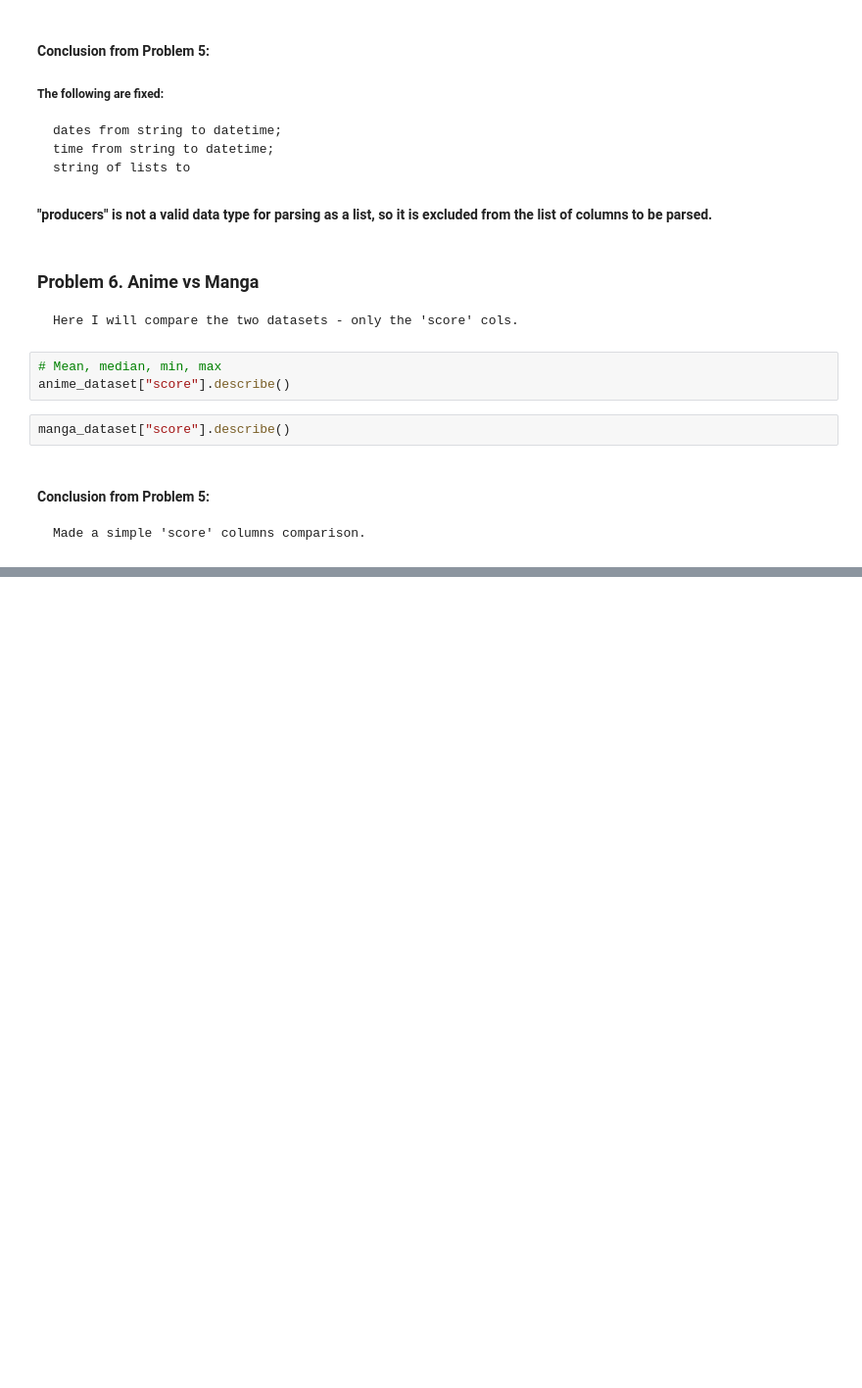
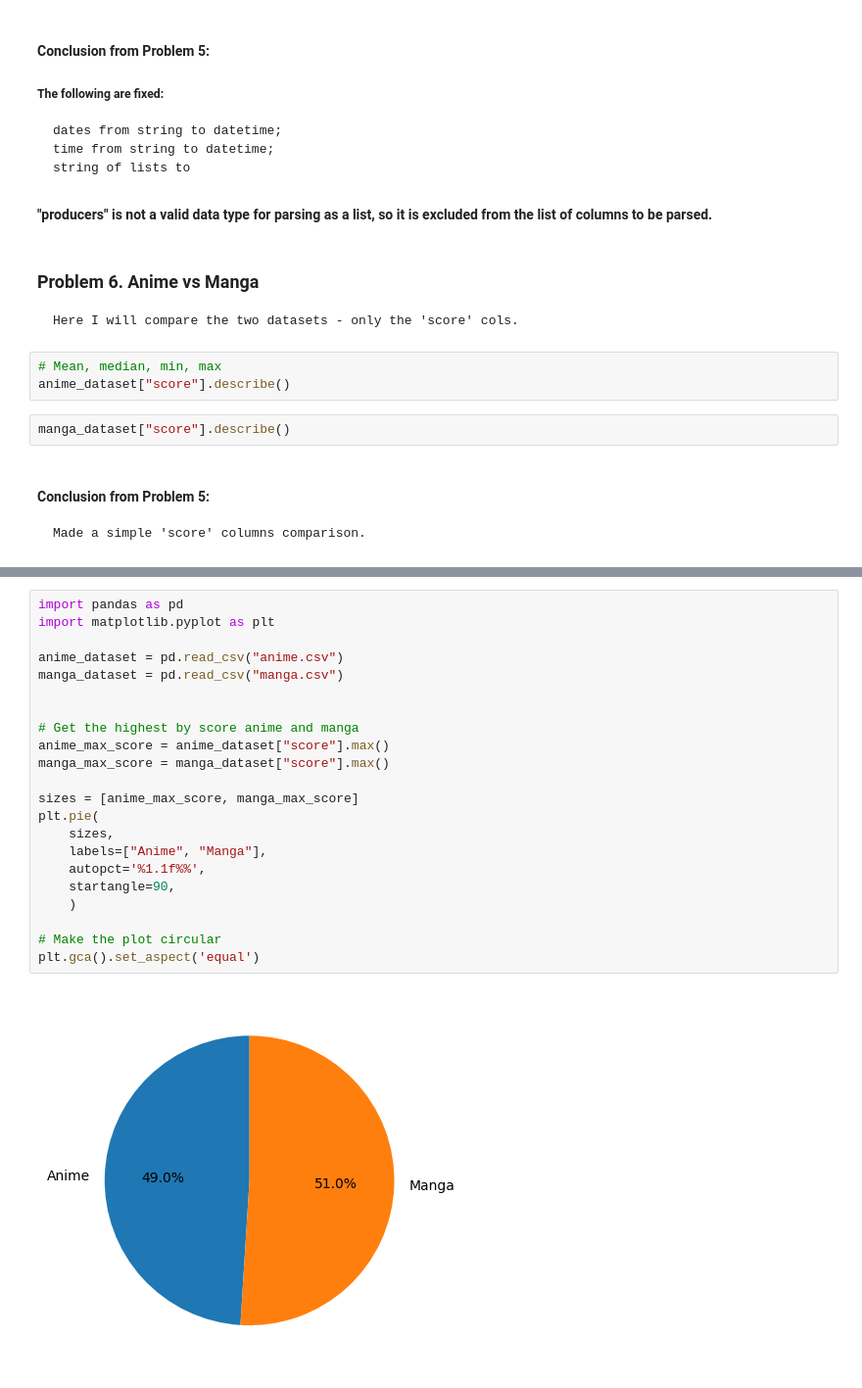
Before and after one commit to Zeus097/data-science, a Jupyter notebook: 01-B_Exercise_W_wt_Data/data_extraction.ipynb, the cells around one changed output, grey strips where cells are left out. Shown at 98% size. Drawn from its saved outputs; the diff is of its cells as text; blank space fills up the shorter version.

```diff
--- a/01-B_Exercise_W_wt_Data/data_extraction.ipynb
+++ b/01-B_Exercise_W_wt_Data/data_extraction.ipynb
@@ -291,0 +350,24 @@ manga_dataset["score"].describe()
+# %%
+import pandas as pd
+import matplotlib.pyplot as plt
+
+anime_dataset = pd.read_csv("anime.csv")
+manga_dataset = pd.read_csv("manga.csv")
+
+
+# Get the highest by score anime and manga
+anime_max_score = anime_dataset["score"].max()
+manga_max_score = manga_dataset["score"].max()
+
+sizes = [anime_max_score, manga_max_score]
+plt.pie(
+    sizes,
+    labels=["Anime", "Manga"],
+    autopct='%1.1f%%',
+    startangle=90,
+    )
+
+# Make the plot circular
+plt.gca().set_aspect('equal')
+# %% [output]
+[figure, added]
```
Also changed, not shown: parts of 6 cells of this notebook.
